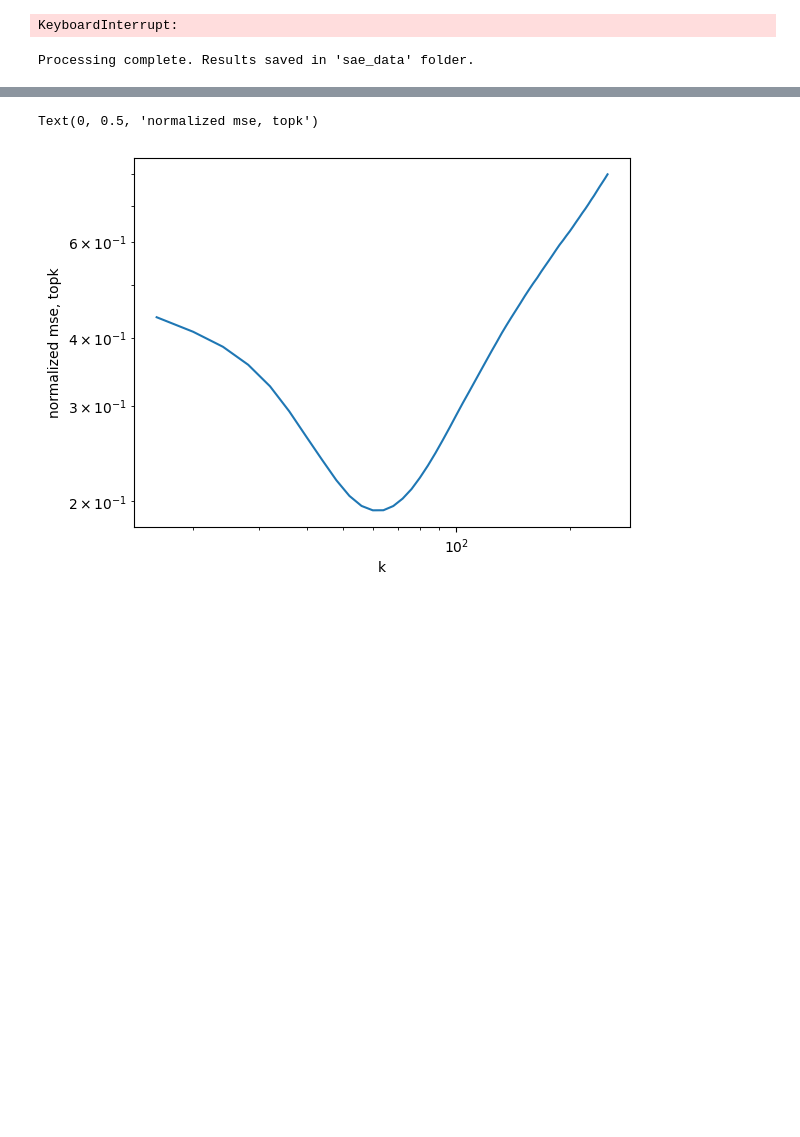
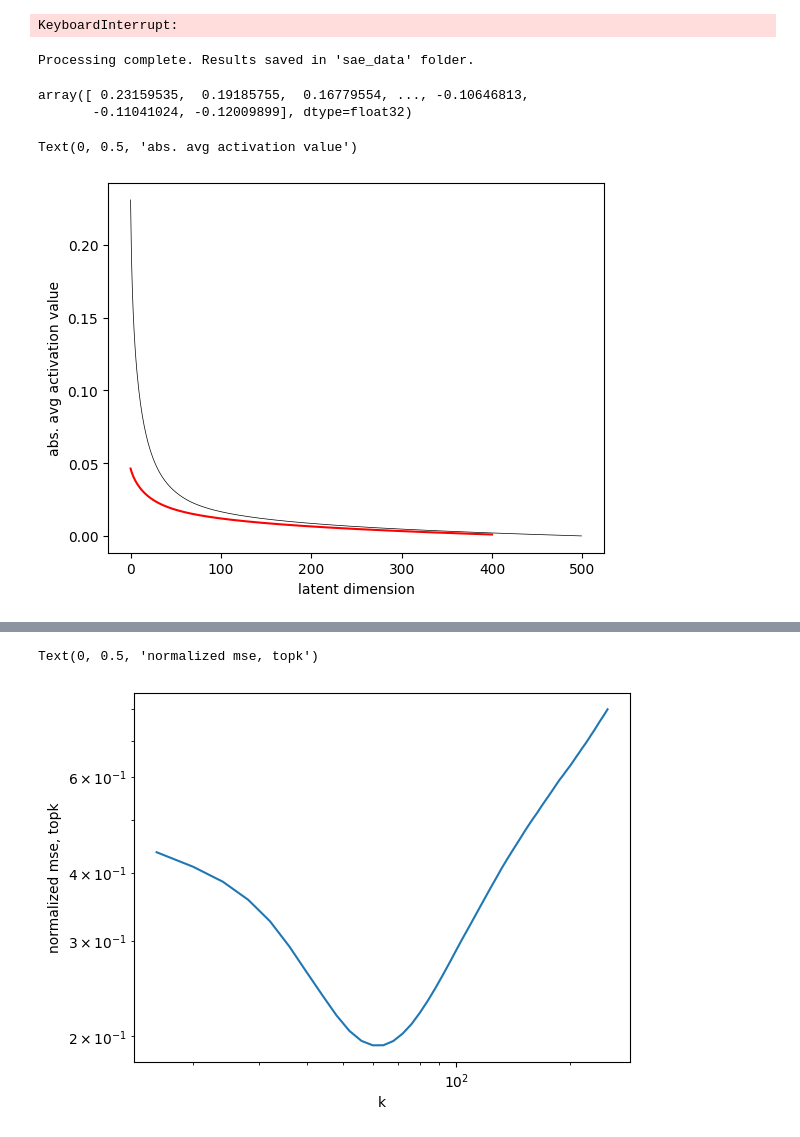
Before and after one commit to jsalt2024-evaluating-llms-for-astronomy/retrieval, a Jupyter notebook: saerch/christine.ipynb, the cells around one changed output, grey strips where cells are left out. Drawn from its saved outputs; the diff is of its cells as text; code cells hidden in the pictures; blank space fills up the shorter version.

```diff
--- a/saerch/christine.ipynb
+++ b/saerch/christine.ipynb
@@ -190,13 +192,6 @@ from pathlib import Path
 %load_ext autoreload
 %autoreload 2
 # %%
-import torch
-import numpy as np
-from tqdm import tqdm
-import os
-from torch.utils.data import DataLoader, TensorDataset
-from topk_sae import FastAutoencoder  # Assuming train.py contains your FastAutoencoder class
-
 # Set grad to false
 torch.set_grad_enabled(False)
 
@@ -213,9 +208,9 @@ device = torch.device('cuda' if torch.cuda.is_available() else 'cpu')
 
 # Load the pre-trained model
 ae = FastAutoencoder(n_dirs, d_model, k, auxk, multik = multik).to(device)
-#model_path = 'checkpoints/64_9216_128_256_multik_epoch_10.pth'
+model_path = 'checkpoints/64_9216_128_256_multik_epoch_10.pth'
 #model_path = 'checkpoints/64_9216_128_final_epoch_44.pth'
-model_path = 'checkpoints/64_9216_128_auxk_epoch_50.pth'
+#model_path = 'checkpoints/64_9216_128_auxk_epoch_50.pth'
 ae.load_state_dict(torch.load(model_path))
 ae.eval()
 
@@ -267,3 +262,21 @@ topk_values = np.load("sae_data/topk_values.npy")
 # %%
 import matplotlib.pyplot as plt
 import topk_sae
+# %%
+sparsesort = np.flip(np.sort(all_latents, axis = 1), axis = 1)
+# %%
+sparsemean
+# %% [output]
+array([ 0.23159535,  0.19185755,  0.16779554, ..., -0.10646813,
+       -0.11041024, -0.12009899], dtype=float32)
+# %%
+sparsecut = sparsesort[:, :500]
+sparsemean = np.mean(sparsecut, axis = 0)
+plt.plot(sparsemean, linewidth = 0.5, color = 'k')
+# plot moving average
+plt.plot(np.convolve(sparsemean, np.ones(100)/100, mode='valid'), color = 'r')
+plt.xlabel('latent dimension')
+plt.ylabel('abs. avg activation value')
+# %% [output]
+Text(0, 0.5, 'abs. avg activation value')
+[figure, added]
```
Also changed, not shown: parts of 37 cells of this notebook, 5 other files.
